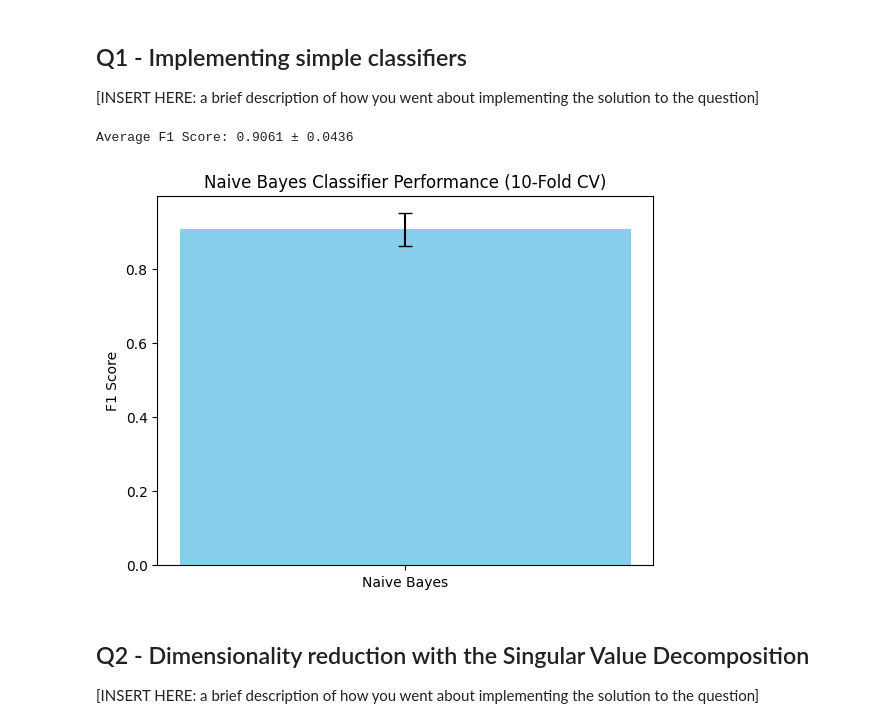
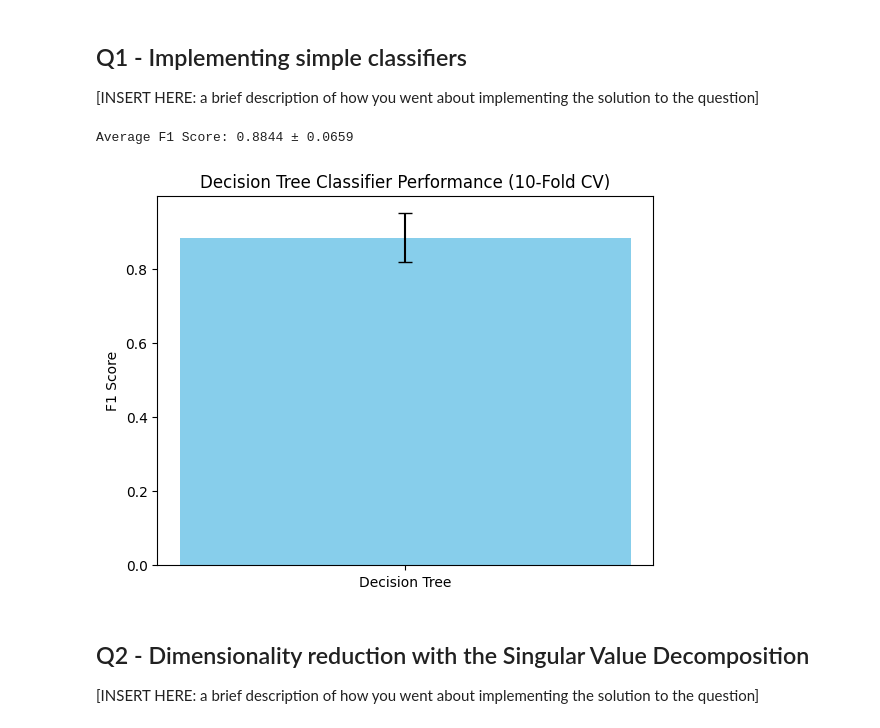
Before and after one commit to rpatel0022/CS235_DataMining_Project, a Jupyter notebook: [CS235F25]_Course_Project.ipynb, the cells around one changed output. Cells and saved outputs as stored; diff of their text form; code cells hidden in the pictures.

Commit message:
Merging the code for the decision tree classifier

```diff
--- a/[CS235F25]_Course_Project.ipynb
+++ b/[CS235F25]_Course_Project.ipynb
@@ -196,7 +219,7 @@ for train_idx, test_idx in skf.split(X, y_encoded):
     X_train, X_test = X.iloc[train_idx], X.iloc[test_idx]
     y_train, y_test = y_encoded[train_idx], y_encoded[test_idx]
 
-    model = GaussianNaiveBayes()
+    model = DecisionTreeClassifierIG(max_depth=3)
     model.fit(X_train.values, y_train)
     preds = model.predict(X_test.values)
 
@@ -205,18 +228,18 @@ for train_idx, test_idx in skf.split(X, y_encoded):
 
 print(f"Average F1 Score: {np.mean(f1_scores):.4f} ± {np.std(f1_scores):.4f}")
 # %% [output]
-Average F1 Score: 0.9061 ± 0.0436
+Average F1 Score: 0.8844 ± 0.0659
 # %%
 # [YOUR PLOTTING CODE HERE]
 import matplotlib.pyplot as plt
 
-plt.bar(['Naive Bayes'], [np.mean(f1_scores)],
+plt.bar(['Decision Tree'], [np.mean(f1_scores)],
         yerr=[np.std(f1_scores)], capsize=5, color='skyblue')
 plt.ylabel('F1 Score')
-plt.title('Naive Bayes Classifier Performance (10-Fold CV)')
+plt.title('Decision Tree Classifier Performance (10-Fold CV)')
 plt.show()
 # %% [output]
-[figure, old version]
+[figure, new version]
 # %% [markdown]
 ## Q2 - Dimensionality reduction with the Singular Value Decomposition
 
```
Also changed, not shown: parts of 3 cells of this notebook.
